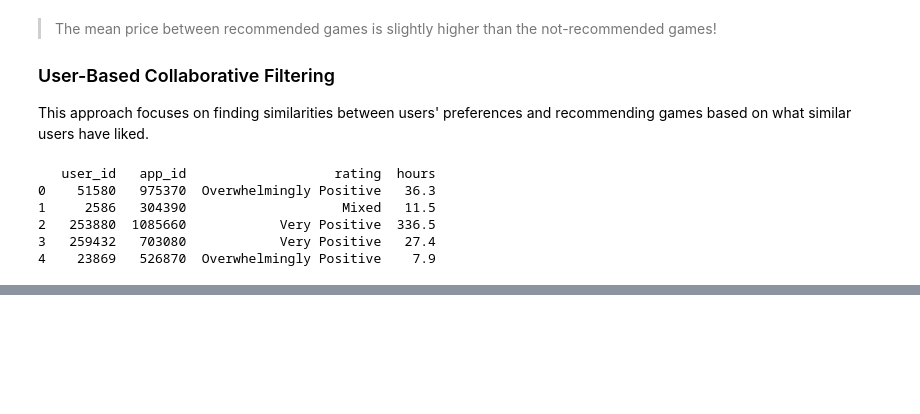
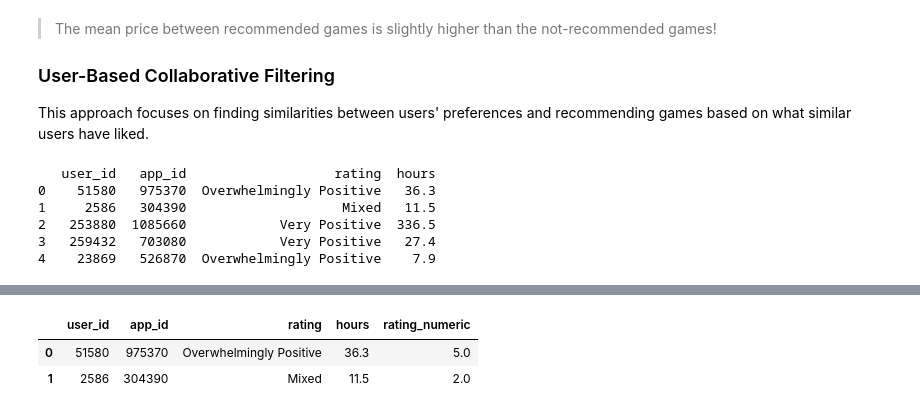
Before and after one commit to Darknight47/Data-Science-Project-02, a Jupyter notebook: steam_game_recommendation.ipynb, the cells around one changed output, grey strips where cells are left out. Cells and saved outputs as stored; diff of their text form; code cells hidden in the pictures; blank space fills up the shorter version.

```diff
--- a/steam_game_recommendation.ipynb
+++ b/steam_game_recommendation.ipynb
@@ -554,0 +577,6 @@ print(filtered_df.head())
+# %%
+filtered_df_cut.head(2)
+# %% [output]
+|  | user_id | app_id | rating | hours | rating_numeric |
+| 0 | 51580 | 975370 | Overwhelmingly Positive | 36.3 | 5.0 |
+| 1 | 2586 | 304390 | Mixed | 11.5 | 2.0 |
```
Also changed, not shown: parts of 5 cells of this notebook.
